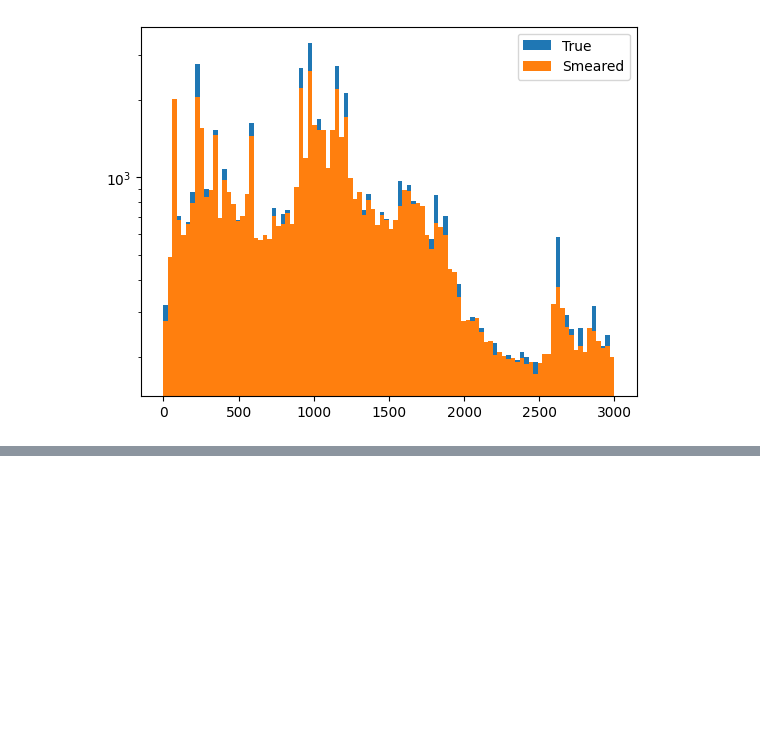
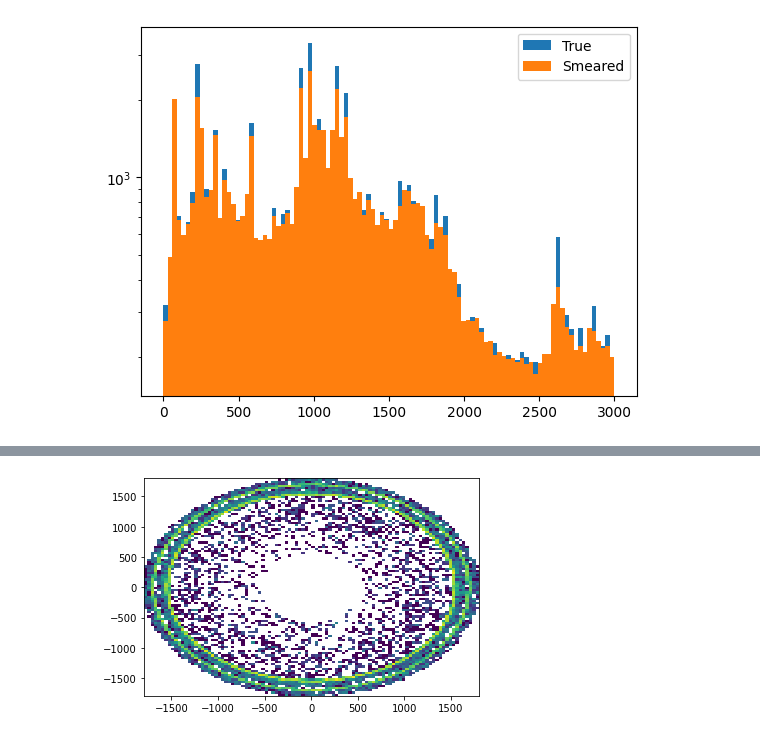
Before and after one commit to jpienaar13/HermeticTPC, a Jupyter notebook: 01_WIS_HTPC.ipynb, the cells around one changed output, grey strips where cells are left out. Saved outputs shown, nothing was run; the diff lists cells and outputs as text; code cells hidden in the pictures; blank space fills up the shorter version.

```diff
--- a/01_WIS_HTPC.ipynb
+++ b/01_WIS_HTPC.ipynb
@@ -166,0 +217,32 @@ plt.show()
+# %%
+import glob
+import os
+import re
+file_prefix = ''
+all_dfs = []
+all_raw_dfs=[]
+key='Cryostat'
+isotope='Co60'
+# Search for all files matching the pattern for this key + isotope
+file_pattern = f'/storage/xenon/jacquesp/hermeticTPC/{key}_{isotope}_*.root'
+matched_files = sorted(glob.glob(file_pattern))
+
+for filepath in matched_files:
+    print(filepath)
+    #filename = os.path.basename(filepath)
+
+    # Use regex to extract serial number (handles zero-padding)
+    #match = re.match(rf'{re.escape(file_prefix)}{re.escape(key)}_{re.escape(isotope)}_(\d+)\.npy', filename)
+    #if match:
+    #    serial_num = int(match.group(1))
+    #    if serial_num > max_index:
+    #        continue
+
+    # Load and collect DataFrame
+    #try:
+    iso_vol_df, raw_dfs = df_process_file(filepath, treename='events', chunksize =100, bstop=True, istop =5000)
+    #except:
+    #print(filepath)
+    #iso_vol_df = pd.DataFrame(iso_vol_df, columns=['xpos', 'ypos', 'zpos', 'escatter', 'multis'])
+    all_dfs.append(iso_vol_df)
+    all_raw_dfs.append(raw_dfs)
@@ -166,0 +270,6 @@ plt.show()
+# %%
+flat_df_raw =  pd.concat(all_raw_dfs)
+plt.hist2d(flat_df_raw['xp_pri'], flat_df_raw['yp_pri'],  bins=[100, 100], norm=LogNorm())
+plt.show()
+# %% [output]
+[figure, added]
```
Also changed, not shown: parts of 21 cells of this notebook, 9 other files.
